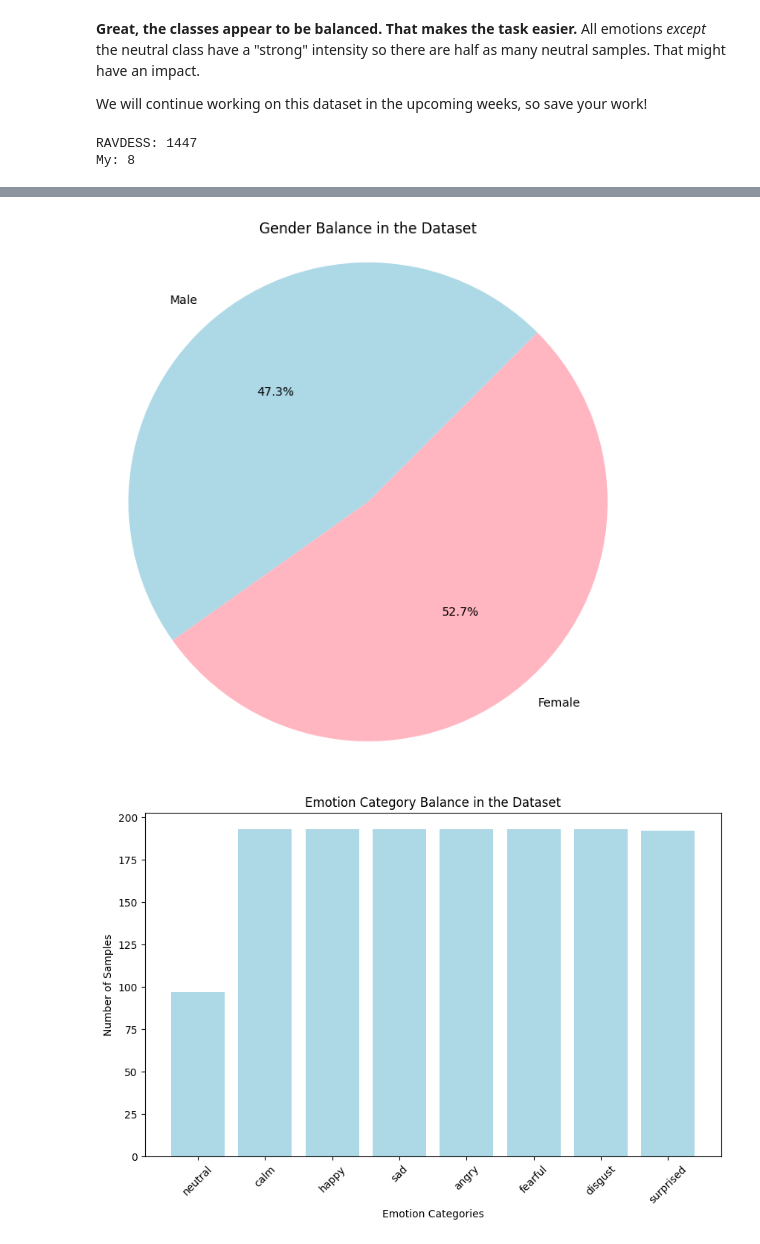
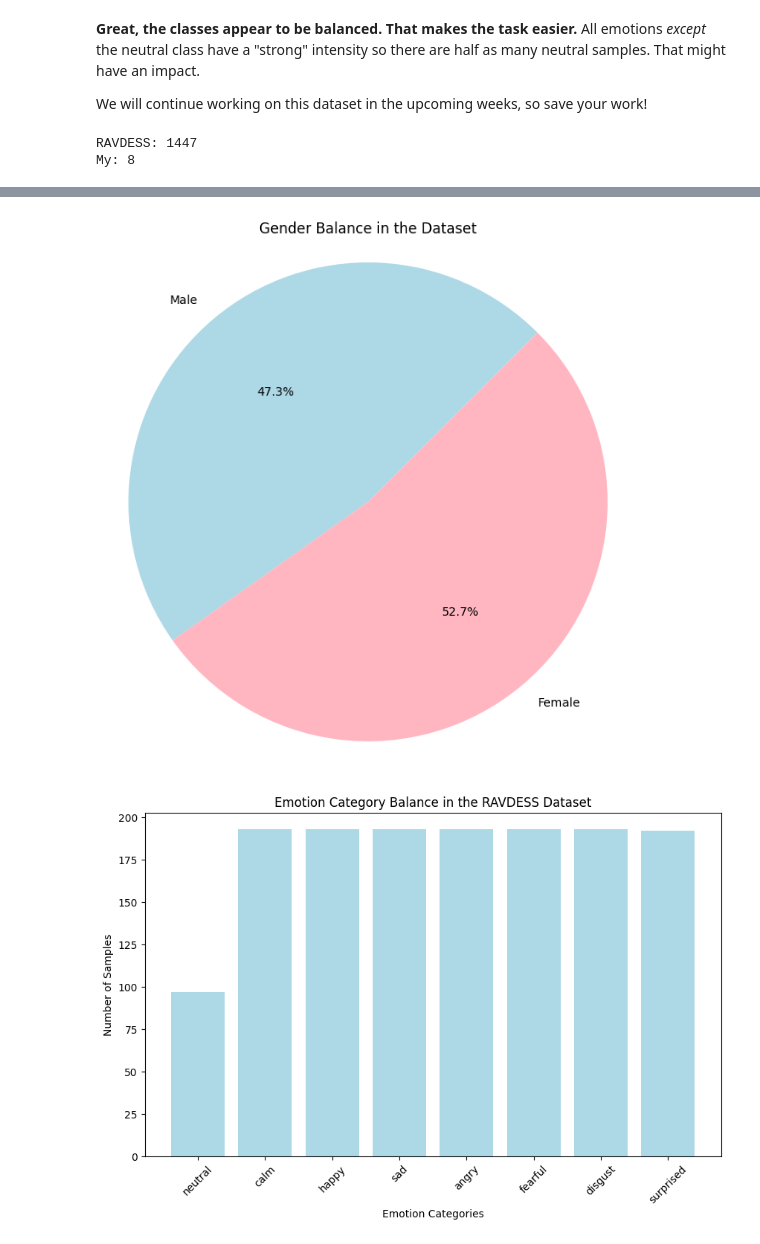
Before and after one commit to Wilson30678tw/Week2_DataPreprocessing, a Jupyter notebook: Week 2.ipynb, the cells around one changed output, grey strips where cells are left out. Drawn from its saved outputs; the diff is of its cells as text; code cells hidden in the pictures.

```diff
--- a/Week 2.ipynb
+++ b/Week 2.ipynb
@@ -739,7 +739,7 @@ from glob import glob
 import librosa
 import IPython.display as ipd
 
-# RAVDESS 和自定义数据集路径
+# RAVDESS和自定义路径
 ravdess_path = '/content/drive/MyDrive/Audio Data/Actor_*/*.wav'
 my_voice_path = '/content/drive/MyDrive/Audio Data/Actor_25/*.wav'
 
@@ -747,11 +747,11 @@ my_voice_path = '/content/drive/MyDrive/Audio Data/Actor_25/*.wav'
 ravdess_files = glob(ravdess_path, recursive=True)
 my_voice_files = glob(my_voice_path, recursive=True)
 
-# 測試文件
+# 測試文件数
 print(f"RAVDESS: {len(ravdess_files)}")
 print(f"My: {len(my_voice_files)}")
 
-# 合并两个数据集
+# 合并两个数据
 all_files = ravdess_files + my_voice_files
 file_path = my_voice_files[0]
 audio_data, sample_rate = librosa.load(file_path)
@@ -764,7 +764,7 @@ plt.xlabel('Time (s)')
 plt.ylabel('Amplitude')
 plt.show()
 
-# 測試製作光譜質心分析聲波
+#測試光譜質心繪製並分析聲譜
 def compute_spectral_centroid(file_path):
     audio_data, sample_rate = librosa.load(file_path)
     spectral_centroids = librosa.feature.spectral_centroid(y=audio_data, sr=sample_rate)[0]
@@ -813,7 +813,6 @@ df_mydata_centroid = pd.DataFrame({
     'Time (s)': my_voice_t,
     'My Data Spectral Centroid': my_voice_centroids
 })
-# 測試結束
 
 
 #性別
@@ -827,42 +826,86 @@ def gender_balance(files):
     plt.figure(figsize=(8, 8))
     plt.pie(sizes, labels=labels, autopct='%1.1f%%', startangle=45, colors=['lightblue', 'lightpink'])
     plt.axis('equal')  # Equal aspect ratio ensures that pie is drawn as a circle.
-    plt.title('Gender Balance in Dataset')
+    plt.title('Gender Balance in the Dataset')
     plt.show()
 
 # 性别平衡分析
 gender_balance(all_files)
 
 # 情感类别平衡分析
-def emotion_category_balance(files):
+def emotion_category_balance1(files):
     emotion_dict = {'neutral': 0, 'calm': 0, 'happy': 0, 'sad': 0,
                     'angry': 0, 'fearful': 0, 'disgust': 0, 'surprised': 0}
 
     for file in files:
-        # 获取情感编号
+        # 获取情感编号（假设情感编码在文件名中）
         file_base = os.path.basename(file)
         emotion_code = file_base.split('-')[2]
         if emotion_code in emotions:
             emotion_dict[emotions[emotion_code]] += 1
 
     emotions_list = list(emotion_dict.keys())
     counts = list(emotion_dict.values())
 
     plt.figure(figsize=(10, 6))
     plt.bar(emotions_list, counts, color='lightblue')
     plt.xlabel('Emotion Categories')
     plt.ylabel('Number of Samples')
-    plt.title('Emotion Category Balance in Dataset')
+    plt.title('Emotion Category Balance in the RAVDESS Dataset')
     plt.xticks(rotation=45)
     plt.show()
 
-emotion_category_balance(ravdess_files)
-emotion_category_balance(my_voice_files)
-emotion_category_balance(all_files)
+def emotion_category_balance2 (files):
+    emotion_dict = {'neutral': 0, 'calm': 0, 'happy': 0, 'sad': 0,
+                    'angry': 0, 'fearful': 0, 'disgust': 0, 'surprised': 0}
+
+    for file in files:
+        # 获取情感编号（假设情感编码在文件名中）
+        file_base = os.path.basename(file)
+        emotion_code = file_base.split('-')[2]
+        if emotion_code in emotions:
+            emotion_dict[emotions[emotion_code]] += 1
+
+    emotions_list = list(emotion_dict.keys())
+    counts = list(emotion_dict.values())
+
+    plt.figure(figsize=(10, 6))
+    plt.bar(emotions_list, counts, color='lightblue')
+    plt.xlabel('Emotion Categories')
+    plt.ylabel('Number of Samples')
+    plt.title('Emotion Category Balance in the My Dataset')
+    plt.xticks(rotation=45)
+    plt.show()
+
+def emotion_category_balance3(files):
+    emotion_dict = {'neutral': 0, 'calm': 0, 'happy': 0, 'sad': 0,
+                    'angry': 0, 'fearful': 0, 'disgust': 0, 'surprised': 0}
+
+    for file in files:
+        # 获取情感编号（假设情感编码在文件名中）
+        file_base = os.path.basename(file)
+        emotion_code = file_base.split('-')[2]
+        if emotion_code in emotions:
+            emotion_dict[emotions[emotion_code]] += 1
+
+    emotions_list = list(emotion_dict.keys())
+    counts = list(emotion_dict.values())
+
+    plt.figure(figsize=(10, 6))
+    plt.bar(emotions_list, counts, color='lightblue')
+    plt.xlabel('Emotion Categories')
+    plt.ylabel('Number of Samples')
+    plt.title('Emotion Category Balance in the All Dataset')
+    plt.xticks(rotation=45)
+    plt.show()
+
+emotion_category_balance1(ravdess_files)
+emotion_category_balance2(my_voice_files)
+emotion_category_balance3(all_files)
 # %% [output]
 RAVDESS: 1447
 My: 8
 [figure]
 [figure]
 [figure]
-[figure, old version]
+[figure, new version]
```
Also changed, not shown: parts of 1 cell of this notebook.
